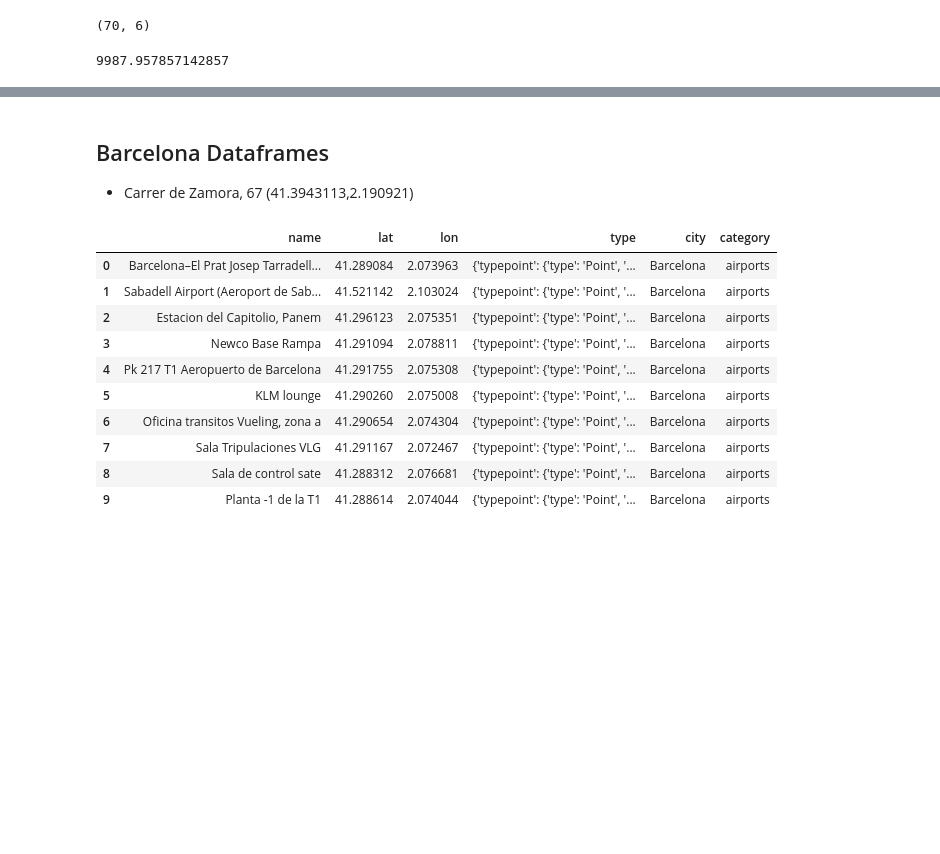
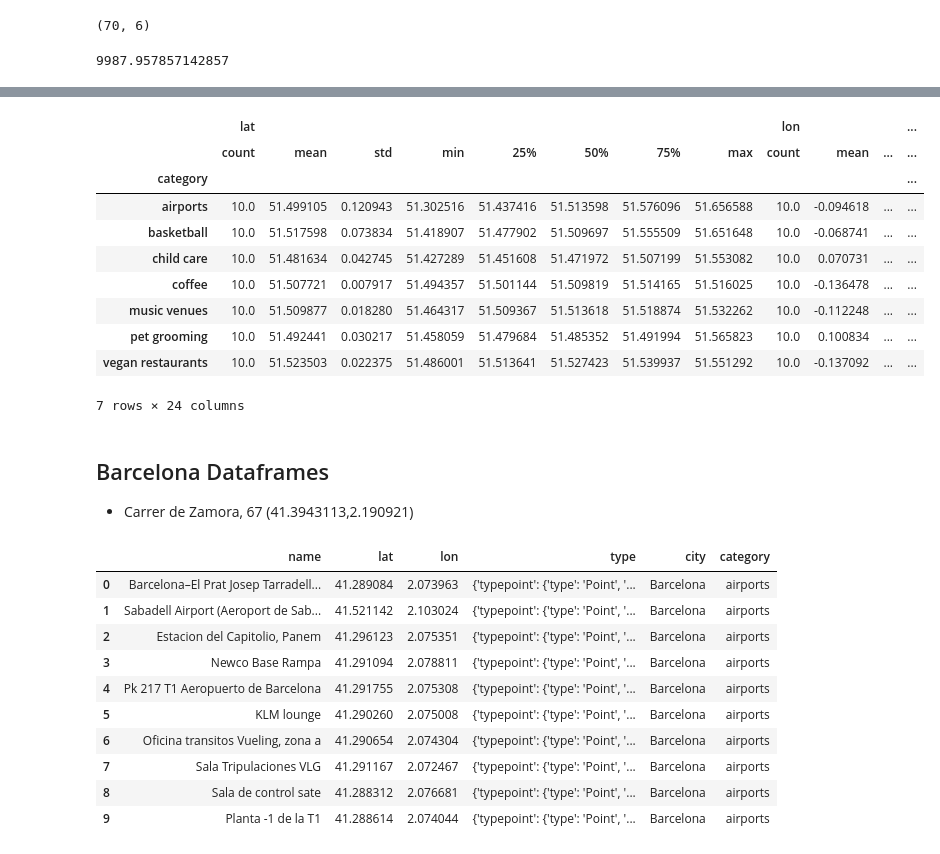
Before and after one commit to Hugocodesdude/Project_3, a Jupyter notebook: src/DIstances.ipynb, the cells around one changed output, grey strips where cells are left out. Saved outputs shown, nothing was run; the diff lists cells and outputs as text; code cells hidden in the pictures; blank space fills up the shorter version.

```diff
--- a/src/DIstances.ipynb
+++ b/src/DIstances.ipynb
@@ -173,10 +173,10 @@ ldn_api_df["Distance"].mean()
 # %% [output]
 9987.957857142857
 # %%
-ldn_api_df["Distance_office_1"] = ldn_api_df.apply(calc_distance_LDN((51.5121948,-0.1360746)), axis = 1).round(2)
-ldn_api_df["Distance"].mean()
+#ldn_api_df["Distance_office_1"] = ldn_api_df.apply(calc_distance_LDN((51.5121948,-0.1360746)), axis = 1).round(2)
+#ldn_api_df["Distance"].mean()
 # %%
-ldn_api_df["Distance_office_2"] = ldn_api_df.apply(calc_distance_LDN(), axis = 1).round(2)
-ldn_api_df["Distance_office_2"].mean()
+#ldn_api_df["Distance_office_2"] = ldn_api_df.apply(calc_distance_LDN(), axis = 1).round(2)
+#ldn_api_df["Distance_office_2"].mean()
 # %%
 ldn_api_df
@@ -183,5 +197,17 @@ ldn_api_df
 # %%
-desribe
+ldn_api_df.groupby("category").describe()
+# %% [output]
+|  | lat |  |  |  |  |  |  |  | lon |  |  | ... |
+|  | count | mean | std | min | 25% | 50% | 75% | max | count | mean | ... | ... |
+| category |  |  |  |  |  |  |  |  |  |  |  | ... |
+| airports | 10.0 | 51.499105 | 0.120943 | 51.302516 | 51.437416 | 51.513598 | 51.576096 | 51.656588 | 10.0 | -0.094618 | ... | ... |
+| basketball | 10.0 | 51.517598 | 0.073834 | 51.418907 | 51.477902 | 51.509697 | 51.555509 | 51.651648 | 10.0 | -0.068741 | ... | ... |
+| child care | 10.0 | 51.481634 | 0.042745 | 51.427289 | 51.451608 | 51.471972 | 51.507199 | 51.553082 | 10.0 | 0.070731 | ... | ... |
+| coffee | 10.0 | 51.507721 | 0.007917 | 51.494357 | 51.501144 | 51.509819 | 51.514165 | 51.516025 | 10.0 | -0.136478 | ... | ... |
+| music venues | 10.0 | 51.509877 | 0.018280 | 51.464317 | 51.509367 | 51.513618 | 51.518874 | 51.532262 | 10.0 | -0.112248 | ... | ... |
+| pet grooming | 10.0 | 51.492441 | 0.030217 | 51.458059 | 51.479684 | 51.485352 | 51.491994 | 51.565823 | 10.0 | 0.100834 | ... | ... |
+| vegan restaurants | 10.0 | 51.523503 | 0.022375 | 51.486001 | 51.513641 | 51.527423 | 51.539937 | 51.551292 | 10.0 | -0.137092 | ... | ... |
+7 rows × 24 columns
 # %%
 group by
 # %%
```
Also changed, not shown: parts of 10 cells of this notebook, 8 other files.
